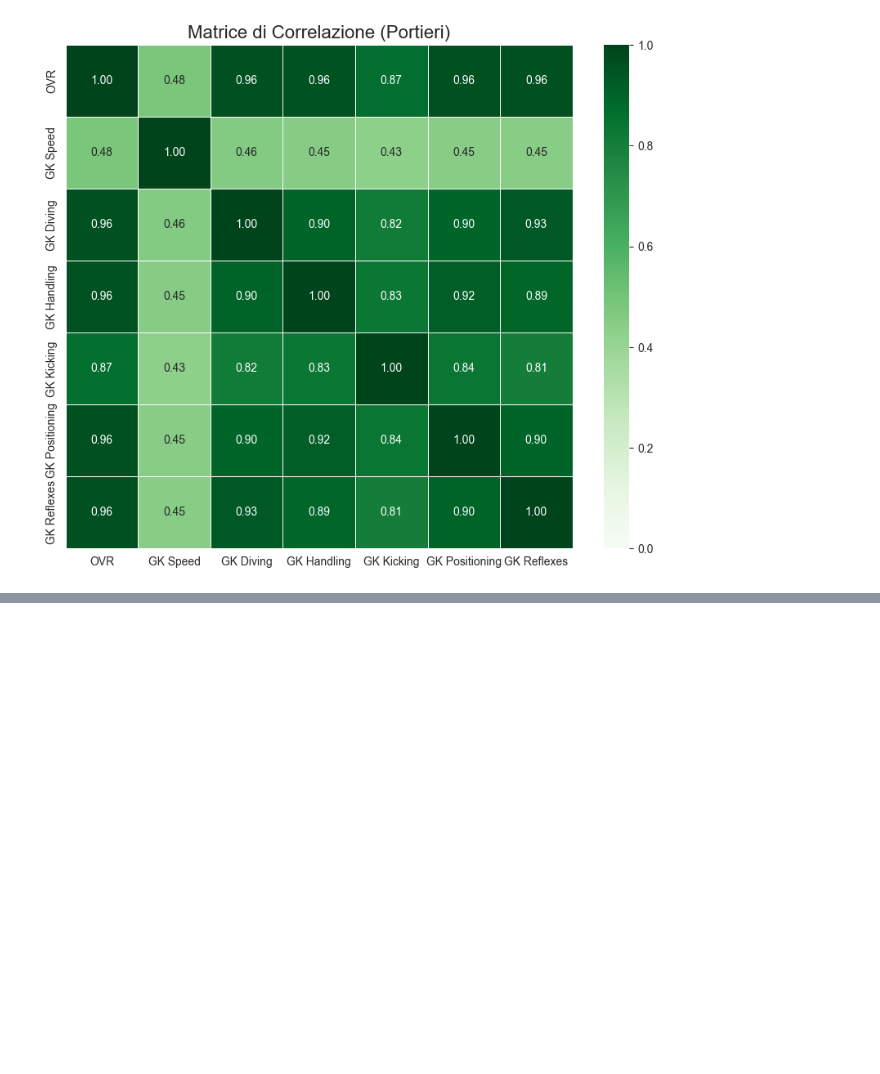
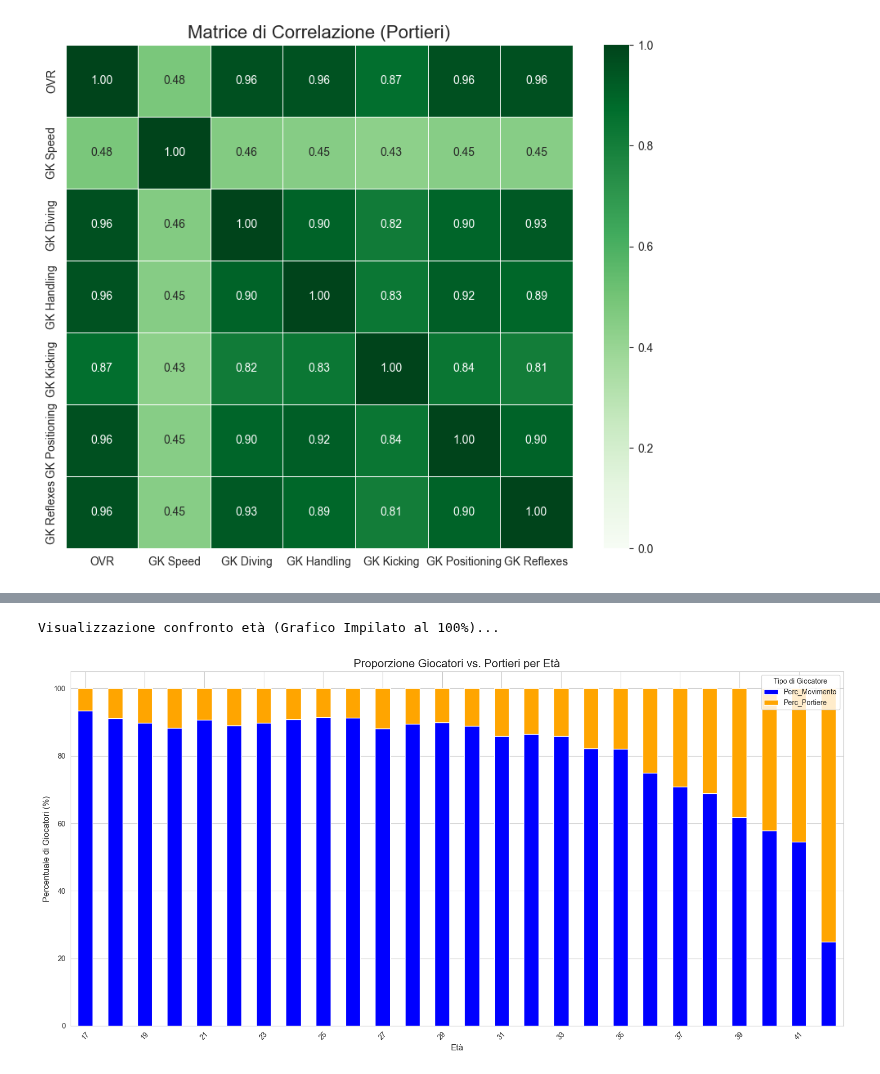
Before and after one commit to grannico/Progetti_DataScience_25-26, a Jupyter notebook: analisi_descrittiva.ipynb, the cells around one changed output, grey strips where cells are left out. Saved outputs shown, nothing was run; the diff lists cells and outputs as text; code cells hidden in the pictures; blank space fills up the shorter version.

```diff
--- a/analisi_descrittiva.ipynb
+++ b/analisi_descrittiva.ipynb
@@ -218,0 +299,62 @@ Trovati 5922 difensori.
+# %%
+# --- CELLA 13: CONFRONTO ETÀ (Grafico Impilato al 100%) ---
+
+print("Visualizzazione confronto età (Grafico Impilato al 100%)...")
+
+# --- 1. Preparazione Dati ---
+
+# Contiamo i giocatori per ogni età in ciascun gruppo
+mov_age_counts = df_movimento['Age'].value_counts()
+gk_age_counts = df_portieri['Age'].value_counts()
+
+# Creiamo un nuovo DataFrame unendo questi conteggi
+# L'indice (le righe) sarà l'Età.
+df_age_dist = pd.DataFrame({
+    'Movimento': mov_age_counts,
+    'Portiere': gk_age_counts
+})
+
+# Riempiamo con 0 eventuali età mancanti (es. 40 anni con portieri ma 0 movimento)
+df_age_dist = df_age_dist.fillna(0)
+
+# Ordiniamo per età (indice)
+df_age_dist = df_age_dist.sort_index()
+
+# Filtriamo per un range di età sensato (es. da 17 a 42 anni)
+# per rimuovere gli outlier estremi che hanno pochi giocatori
+df_age_dist = df_age_dist.loc[17:42]
+
+# --- 2. Calcolo Percentuali ---
+
+# Calcoliamo il totale per ogni riga (età)
+df_age_dist['Totale'] = df_age_dist['Movimento'] + df_age_dist['Portiere']
+
+# Calcoliamo le percentuali
+df_age_dist['Perc_Movimento'] = (df_age_dist['Movimento'] / df_age_dist['Totale']) * 100
+df_age_dist['Perc_Portiere'] = (df_age_dist['Portiere'] / df_age_dist['Totale']) * 100
+
+# --- 3. Creazione Grafico ---
+
+# Selezioniamo solo le due colonne percentuali per il grafico
+df_to_plot = df_age_dist[['Perc_Movimento', 'Perc_Portiere']]
+
+# Creiamo il grafico a barre impilate
+# kind='bar', stacked=True
+df_to_plot.plot(kind='bar', stacked=True, figsize=(16, 8), color=['blue', 'orange'])
+
+plt.title('Proporzione Giocatori vs. Portieri per Età', fontsize=16)
+plt.xlabel('Età', fontsize=12)
+plt.ylabel('Percentuale di Giocatori (%)', fontsize=12)
+plt.legend(title='Tipo di Giocatore')
+
+# Miglioriamo la leggibilità dell'asse X
+# Mostriamo solo un'etichetta ogni 2 anni
+plt.xticks(ticks=range(0, len(df_to_plot.index), 2),
+           labels=df_to_plot.index[::2],
+           rotation=45)
+
+plt.tight_layout()
+plt.show()
+# %% [output]
+Visualizzazione confronto età (Grafico Impilato al 100%)...
+[figure, added]
```
Also changed, not shown: parts of 20 cells of this notebook.
